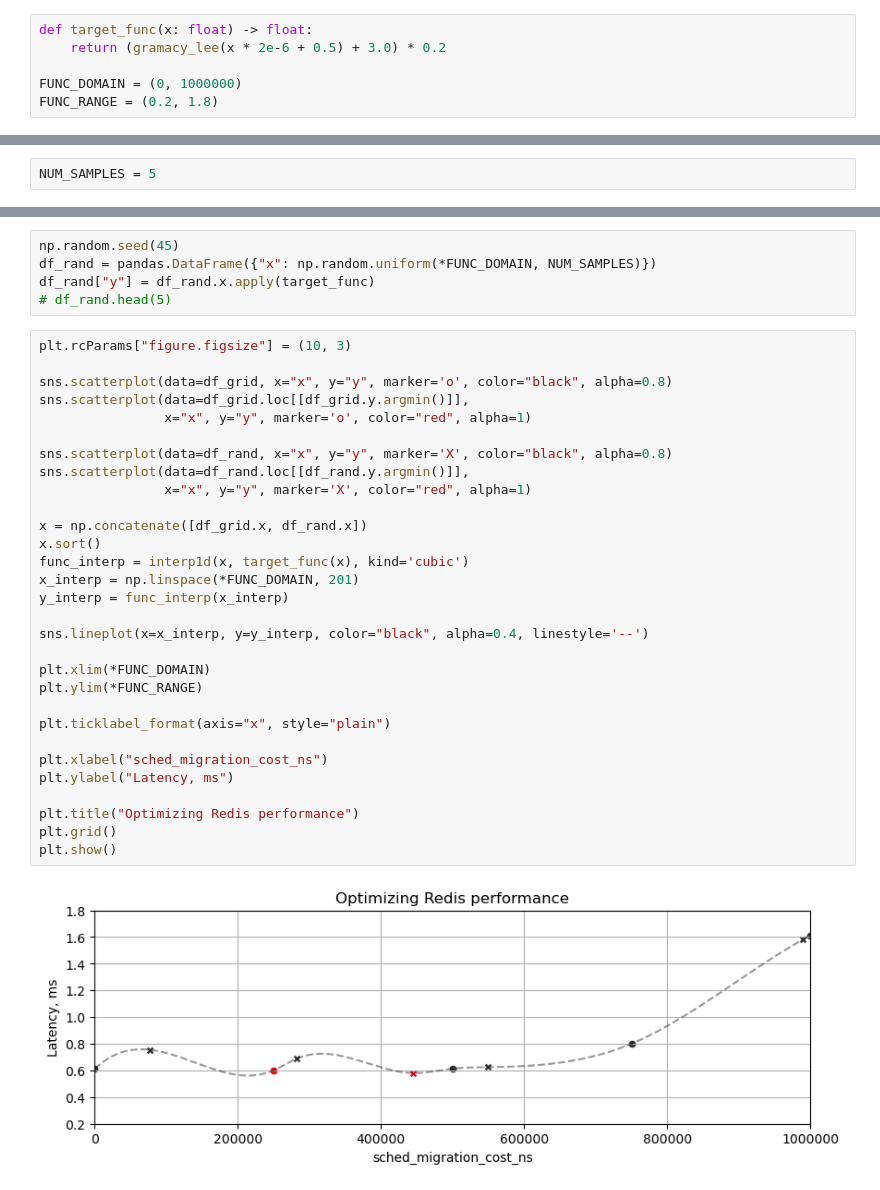
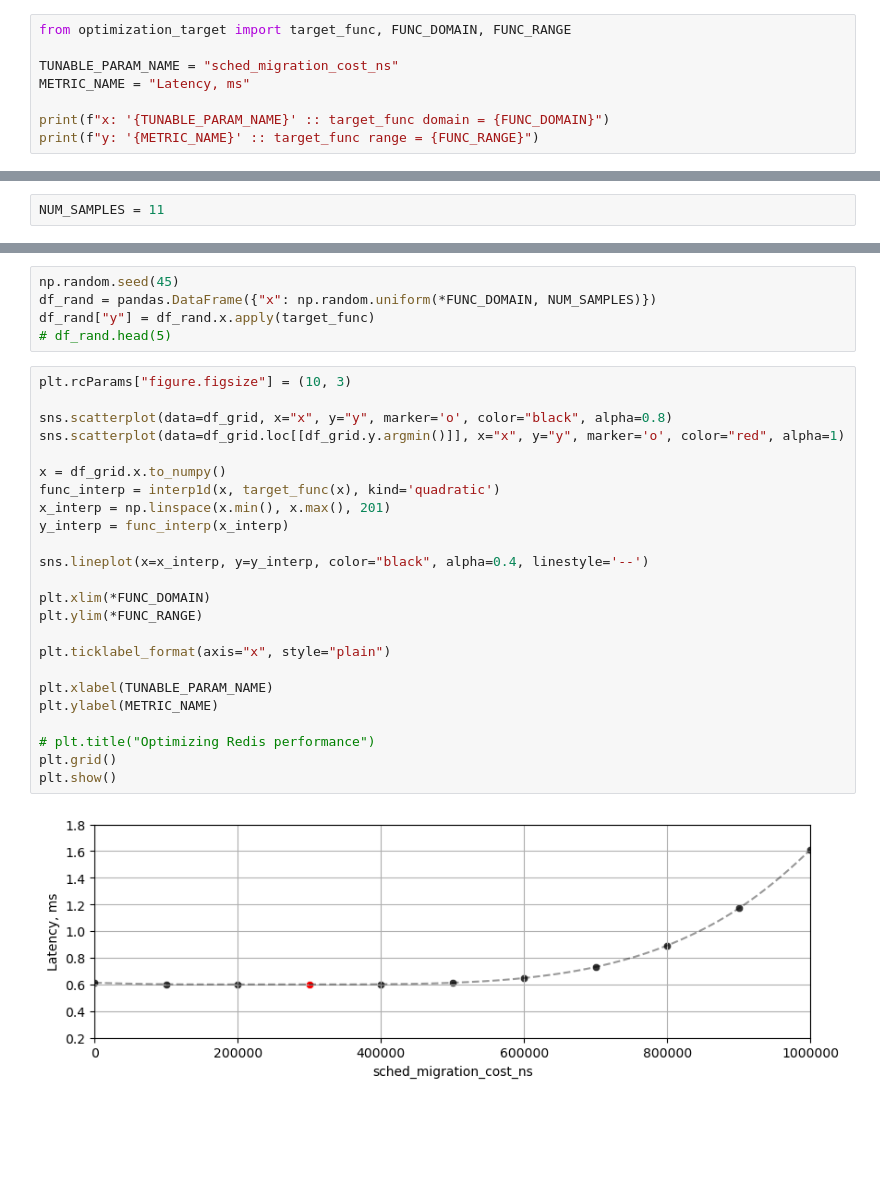
Before and after one commit to motus/sqlite-autotuning, a Jupyter notebook: sigmod2025_tutorial_bo.ipynb, the cells around one changed output, grey strips where cells are left out. Drawn from its saved outputs; the diff is of its cells as text; blank space fills up the shorter version.

Commit message:
move optimization target func to a separate module; better plotting

```diff
--- a/sigmod2025_tutorial_bo.ipynb
+++ b/sigmod2025_tutorial_bo.ipynb
@@ -12,6 +8,8 @@ def gramacy_lee(x: float) -> float:
-# %%
-def target_func(x: float) -> float:
-    return (gramacy_lee(x * 2e-6 + 0.5) + 3.0) * 0.2
-
-FUNC_DOMAIN = (0, 1000000)
-FUNC_RANGE = (0.2, 1.8)
+# %%
+from optimization_target import target_func, FUNC_DOMAIN, FUNC_RANGE
+
+TUNABLE_PARAM_NAME = "sched_migration_cost_ns"
+METRIC_NAME = "Latency, ms"
+
+print(f"x: '{TUNABLE_PARAM_NAME}' :: target_func domain = {FUNC_DOMAIN}")
+print(f"y: '{METRIC_NAME}' :: target_func range = {FUNC_RANGE}")
@@ -18,5 +19,5 @@ FUNC_RANGE = (0.2, 1.8)
 # %%
-NUM_SAMPLES = 5
+NUM_SAMPLES = 11
 # %%
 df_grid = pandas.DataFrame({"x": np.linspace(*FUNC_DOMAIN, NUM_SAMPLES)})
 df_grid["y"] = df_grid.x.apply(target_func)
@@ -36,32 +43,26 @@ df_rand["y"] = df_rand.x.apply(target_func)
 # %%
 plt.rcParams["figure.figsize"] = (10, 3)
 
 sns.scatterplot(data=df_grid, x="x", y="y", marker='o', color="black", alpha=0.8)
-sns.scatterplot(data=df_grid.loc[[df_grid.y.argmin()]],
-                x="x", y="y", marker='o', color="red", alpha=1)
+sns.scatterplot(data=df_grid.loc[[df_grid.y.argmin()]], x="x", y="y", marker='o', color="red", alpha=1)
 
-sns.scatterplot(data=df_rand, x="x", y="y", marker='X', color="black", alpha=0.8)
-sns.scatterplot(data=df_rand.loc[[df_rand.y.argmin()]],
-                x="x", y="y", marker='X', color="red", alpha=1)
-
-x = np.concatenate([df_grid.x, df_rand.x])
-x.sort()
-func_interp = interp1d(x, target_func(x), kind='cubic')
-x_interp = np.linspace(*FUNC_DOMAIN, 201)
+x = df_grid.x.to_numpy()
+func_interp = interp1d(x, target_func(x), kind='quadratic')
+x_interp = np.linspace(x.min(), x.max(), 201)
 y_interp = func_interp(x_interp)
 
 sns.lineplot(x=x_interp, y=y_interp, color="black", alpha=0.4, linestyle='--')
 
 plt.xlim(*FUNC_DOMAIN)
 plt.ylim(*FUNC_RANGE)
 
 plt.ticklabel_format(axis="x", style="plain")
 
-plt.xlabel("sched_migration_cost_ns")
-plt.ylabel("Latency, ms")
+plt.xlabel(TUNABLE_PARAM_NAME)
+plt.ylabel(METRIC_NAME)
 
-plt.title("Optimizing Redis performance")
+# plt.title("Optimizing Redis performance")
 plt.grid()
 plt.show()
 # %% [output]
-[figure, old version]
+[figure, new version]
```
Also changed, not shown: parts of 5 cells of this notebook, 1 other file.
